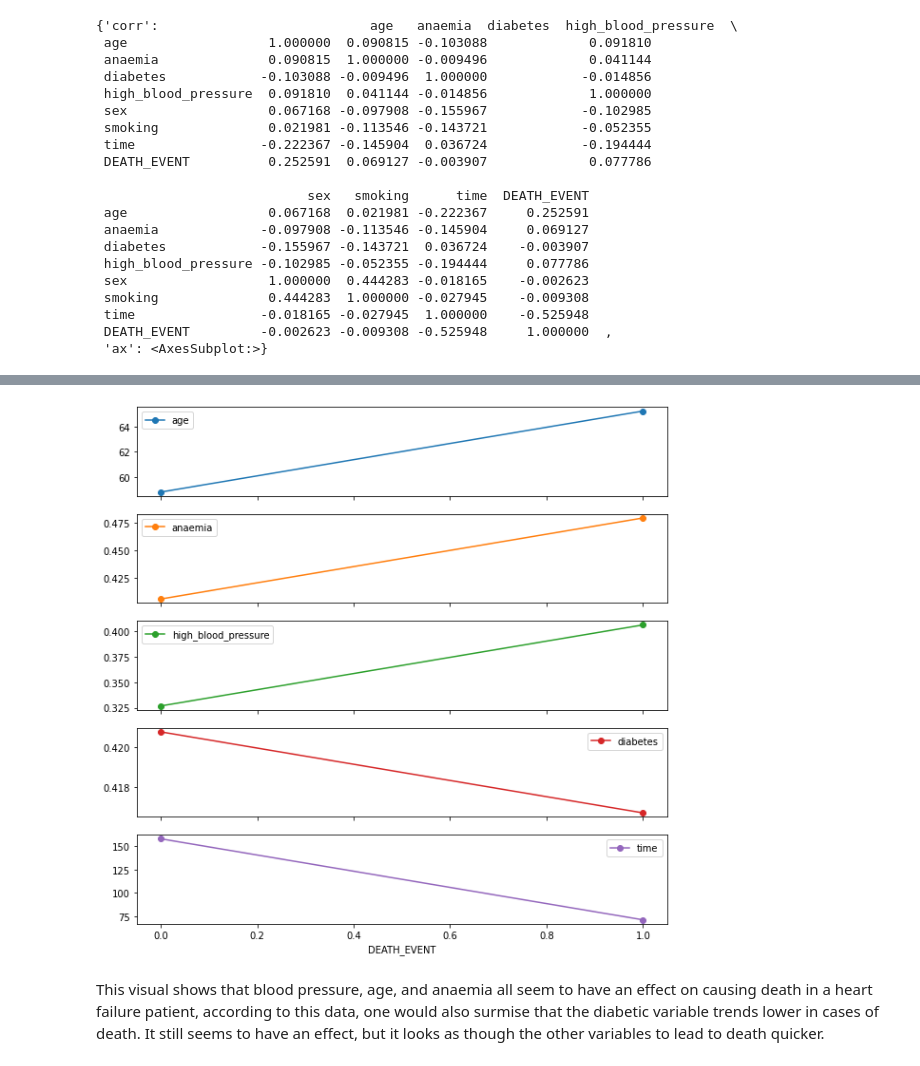
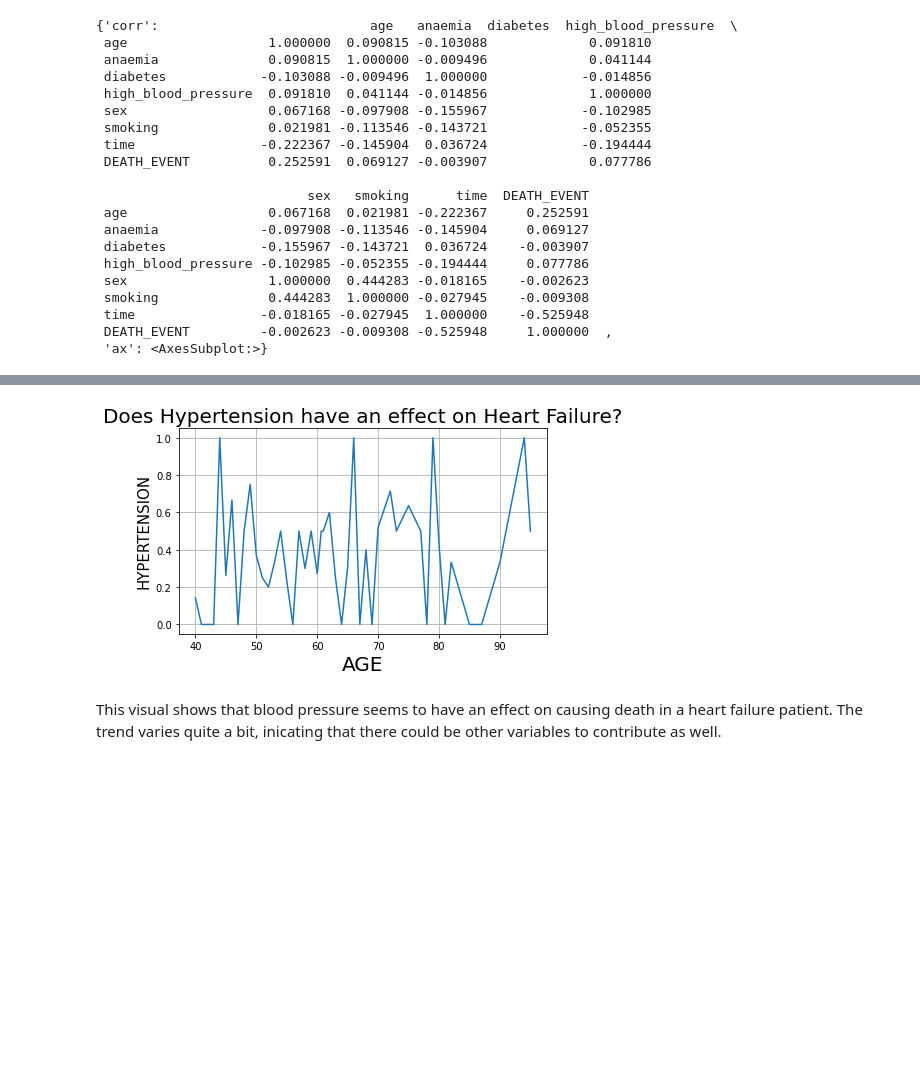
Before and after one commit to SarahJane86/Project2, a Jupyter notebook: Project_2_HeartFailure(Core).ipynb, the cells around one changed output, grey strips where cells are left out. Saved outputs shown, nothing was run; the diff lists cells and outputs as text; code cells hidden in the pictures; blank space fills up the shorter version.

```diff
--- a/Project_2_HeartFailure(Core).ipynb
+++ b/Project_2_HeartFailure(Core).ipynb
@@ -449,6 +389,21 @@ heartfailgrp
-# %%
-heartfailgrp.plot(y=['age','anaemia', 'high_blood_pressure', 'diabetes'], subplots = True, marker='o', figsize = (10,10));
-# %% [output]
-[figure, removed]
+# %%
+#group the data by year
+heartfail_grp = heartfail.groupby('age').mean().reset_index()
+
+#Create figure
+fig, axes = plt.subplots(nrows = 1, ncols = 1)
+
+axes.plot(heartfail_grp['age'], heartfail_grp['high_blood_pressure'])
+axes.set_title('Does Hypertension have an effect on Heart Failure?', fontsize=20)
+axes.set_ylabel('HYPERTENSION', fontsize=15)
+axes.set_xlabel("AGE", fontsize=20)
+axes.ticklabel_format(style = 'plain')
+axes.grid()
+
+plt.tight_layout()
+plt.savefig('/content/EffectofYearonPricedata.png')
+plt.show()
+# %% [output]
+[figure, added]
 # %% [markdown]
-This visual shows that blood pressure, age, and anaemia all seem to have an effect on causing death in a heart failure patient, according to this data, one would also surmise that the diabetic variable trends lower in cases of death. It still seems to have an effect, but it looks as though the other variables to lead to death quicker.
+This visual shows that blood pressure seems to have an effect on causing death in a heart failure patient. The trend varies quite a bit, inicating that there could be other variables to contribute as well.
```
Also changed, not shown: parts of 17 cells of this notebook.
